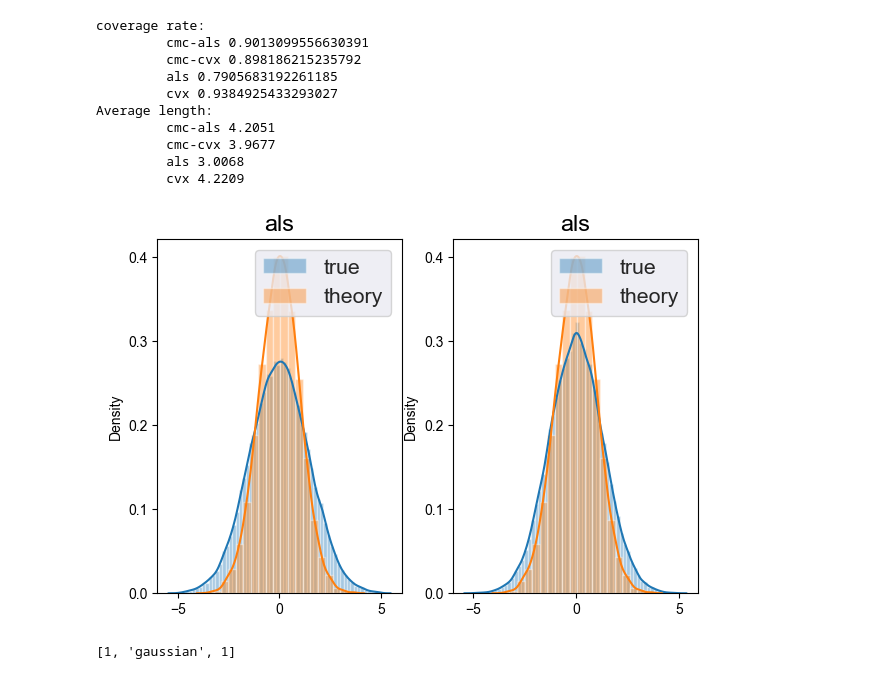
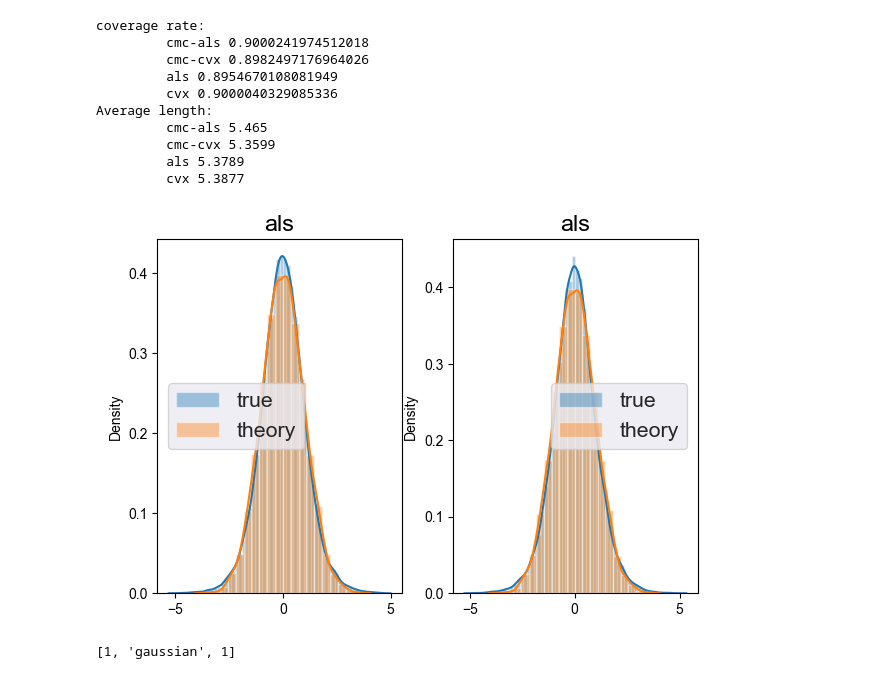
Before and after one commit to yugjerry/conf-mc, a Jupyter notebook: python/conf-mc-synthetic.ipynb, the cells around one changed output. Cells and saved outputs as stored; diff of their text form; code cells hidden in the pictures.

```diff
--- a/python/conf-mc-synthetic.ipynb
+++ b/python/conf-mc-synthetic.ipynb
@@ -29,35 +29,35 @@ def simu_synthetic(d1,d2,alpha,het,sd,tail,pr,k_star,rk,M_mean,mis_set,plot=Fals
 # %%
 d1 = d2 = 500
 alpha = 0.1
 sd = 1
 het = 'homo' # 'homo' | 'logis' | 'rank1'
 pr = 0.8
-rk = 40
-k_star = 6
+rk = 6
+k_star = 8
 M_mean = 2
 mis_set = 2
 full_exp=True
 tail = 'gaussian'
 if full_exp:
     coverage_cmc_cvx, coverage_cmc_als, coverage_cvx, coverage_als, length_cmc_cvx, length_cmc_als, length_cvx, length_als = simu_synthetic(d1,d2,alpha,het,sd,tail,pr,k_star,rk,M_mean,mis_set,plot=True,full_exp=full_exp)
     print('coverage rate: \n\t cmc-als {}\n\t cmc-cvx {}\n\t als {}\n\t cvx {}'.format(coverage_cmc_als, coverage_cmc_cvx, coverage_als, coverage_cvx))
     print('Average length: \n\t cmc-als {}\n\t cmc-cvx {}\n\t als {}\n\t cvx {}'.format(length_cmc_als, length_cmc_cvx, length_als, length_cvx))
 else:
     coverage_cmc_als, coverage_als, length_cmc_als, length_als = simu_synthetic(d1,d2,alpha,het,sd,tail,pr,k_star,rk,M_mean,mis_set,plot=True,full_exp=full_exp)
     print('coverage rate: \n\t cmc-als {}\n\t als {}'.format(coverage_cmc_als, coverage_als))
     print('Average length: \n\t cmc-als {}\n\t als {}'.format(length_cmc_als, length_als))
 # %% [output]
 coverage rate:
-         cmc-als 0.9013099556630391
-         cmc-cvx 0.898186215235792
-         als 0.7905683192261185
-         cvx 0.9384925433293027
+         cmc-als 0.9000241974512018
+         cmc-cvx 0.8982497176964026
+         als 0.8954670108081949
+         cvx 0.9000040329085336
 Average length:
-         cmc-als 4.2051
-         cmc-cvx 3.9677
-         als 3.0068
-         cvx 4.2209
+         cmc-als 5.465
+         cmc-cvx 5.3599
+         als 5.3789
+         cvx 5.3877
-[figure, old version]
+[figure, new version]
 # %%
 # repeated
 # remember to disable plotting
```
Also changed, not shown: 2 other files.
